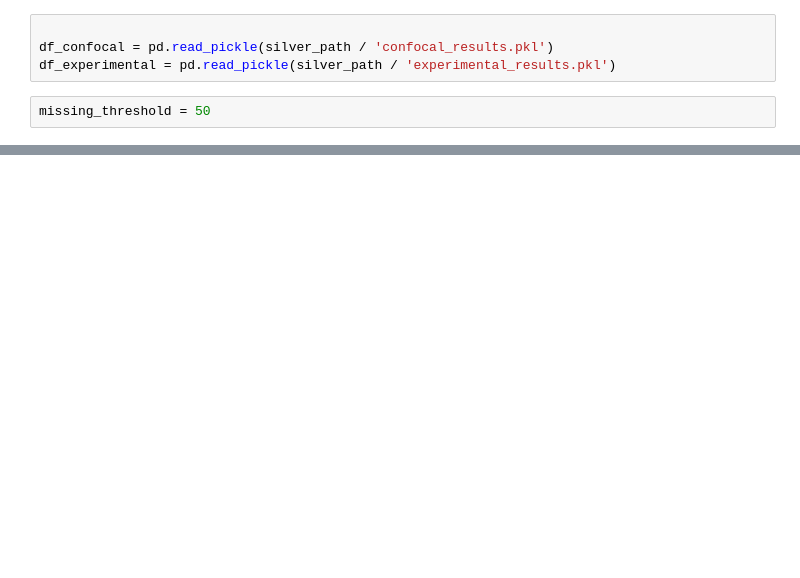
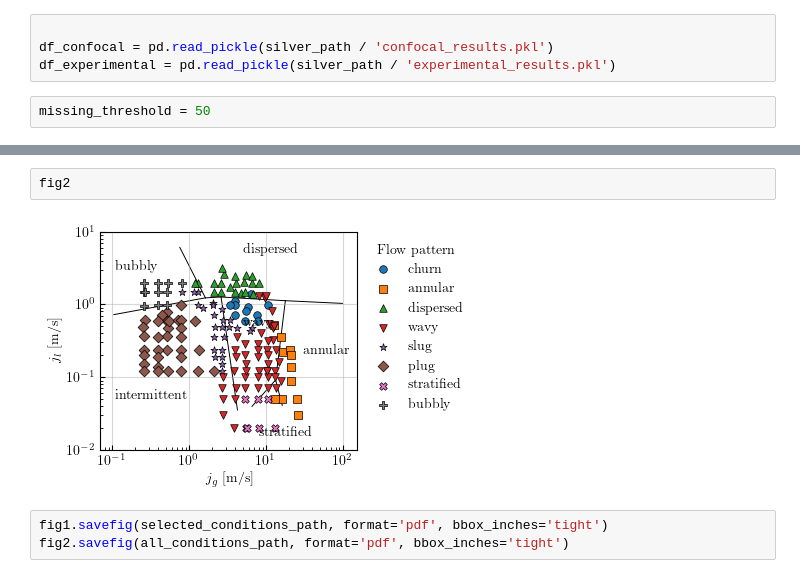
Before and after one commit to fernandonquintino/confocal_film_measurement, a Jupyter notebook: notebooks/flow_pattern_maps.ipynb, the cells around one changed output, grey strips where cells are left out. Cells and saved outputs as stored; diff of their text form; blank space fills up the shorter version.

```diff
--- a/notebooks/flow_pattern_maps.ipynb
+++ b/notebooks/flow_pattern_maps.ipynb
@@ -242,0 +70,7 @@ plt.show()
+# %%
+fig2
+# %% [output]
+[figure, added]
+# %%
+fig1.savefig(selected_conditions_path, format='pdf', bbox_inches='tight')
+fig2.savefig(all_conditions_path, format='pdf', bbox_inches='tight')
```
Also changed, not shown: parts of 17 cells of this notebook, 7 other files.
